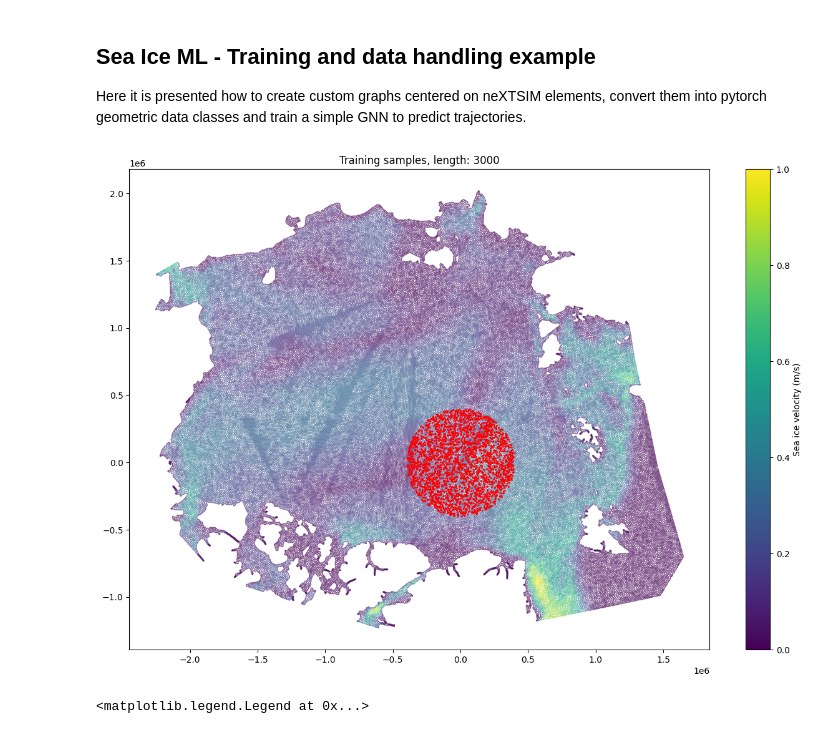
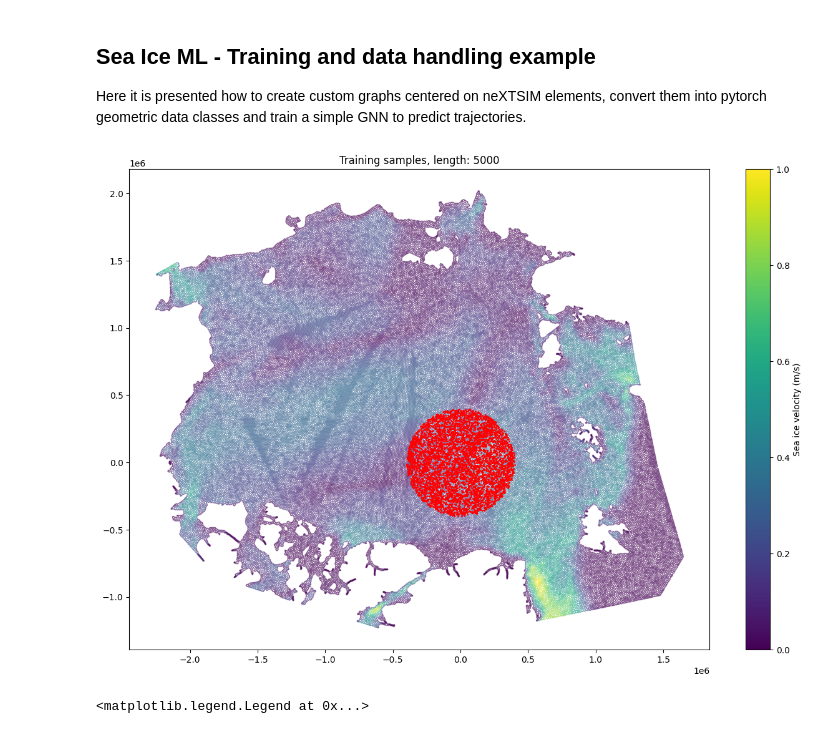
Before and after one commit to nansencenter/nextsim_dynamics_ml, a Jupyter notebook: notebooks/Demo_refactor.ipynb, the cells around one changed output. Cells and saved outputs as stored; diff of their text form; code cells hidden in the pictures.

```diff
--- a/notebooks/Demo_refactor.ipynb
+++ b/notebooks/Demo_refactor.ipynb
@@ -53,35 +53,35 @@ nextsim = Ice_graph(
 #Here we can generate samples from an hour snapshot to create a training dataset
 #We can either select randomly or within a radious from a given element.
 #seed for reproducibility
 np.random.seed(42)
 
 
-n_generations = 3000
+n_generations = 5000
 
 radius = 400000 #meters
 n_neighbours = 4
 iterations = 5
 time_index = 6 #index of element graph to fetch samples from
 val_time_index = time_index+iterations
 
 samples_train = nextsim.get_samples_area((0,0),radius,time_index=time_index,n_samples=n_generations)
 samples_val = nextsim.get_samples_area((0,0),radius,time_index=val_time_index,n_samples=int(n_generations/4)) #just 1/4 of items for validation
 
 selected_graph = nextsim.get_item(time_index)
 
 #plot area defined by radius
 plt.figure(figsize=(15,10))
 vel_norm = np.sqrt(selected_graph['M_VT_x']**2 + selected_graph['M_VT_y']**2)
 plt.scatter(selected_graph['x'],selected_graph['y'],c=vel_norm, s= 3 ,marker='.',linewidths=.7,alpha=.4)
 plt.title("Training samples, length: "+str(len(samples_train)))
 plt.scatter(selected_graph['x'][samples_train],selected_graph['y'][samples_train], color='red',s= 7 ,marker='.',linewidths=.7)
 plt.colorbar(label='Sea ice velocity (m/s)')
 
 
 element_g = nextsim.get_element_graph(samples_train[400],time_index=time_index,n_neighbours=n_neighbours,target_iter=iterations,predict_element=True)
 vertex_g = nextsim.get_vertex_graph(samples_train[400],time_index=time_index,n_neighbours=n_neighbours,target_iter=iterations,predict_element=False)
 # %% [output]
-[figure, old version]
+[figure, new version]
 # %%
 plt.figure(figsize=(15,10))
 central_pos = selected_graph['x'][samples_train[400]]/1000,selected_graph['y'][samples_train[400]]/1000
```
Also changed, not shown: parts of 13 cells of this notebook.
